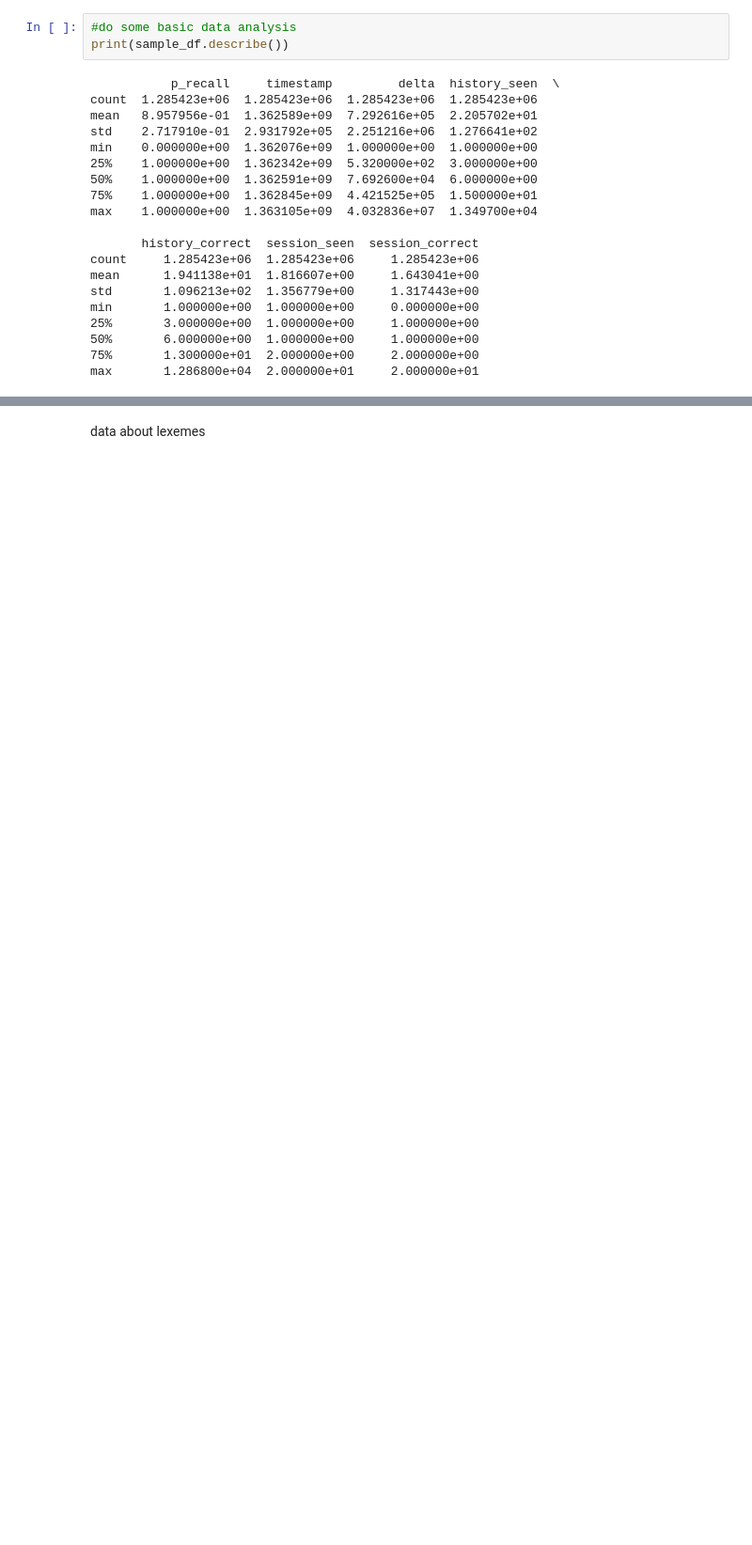
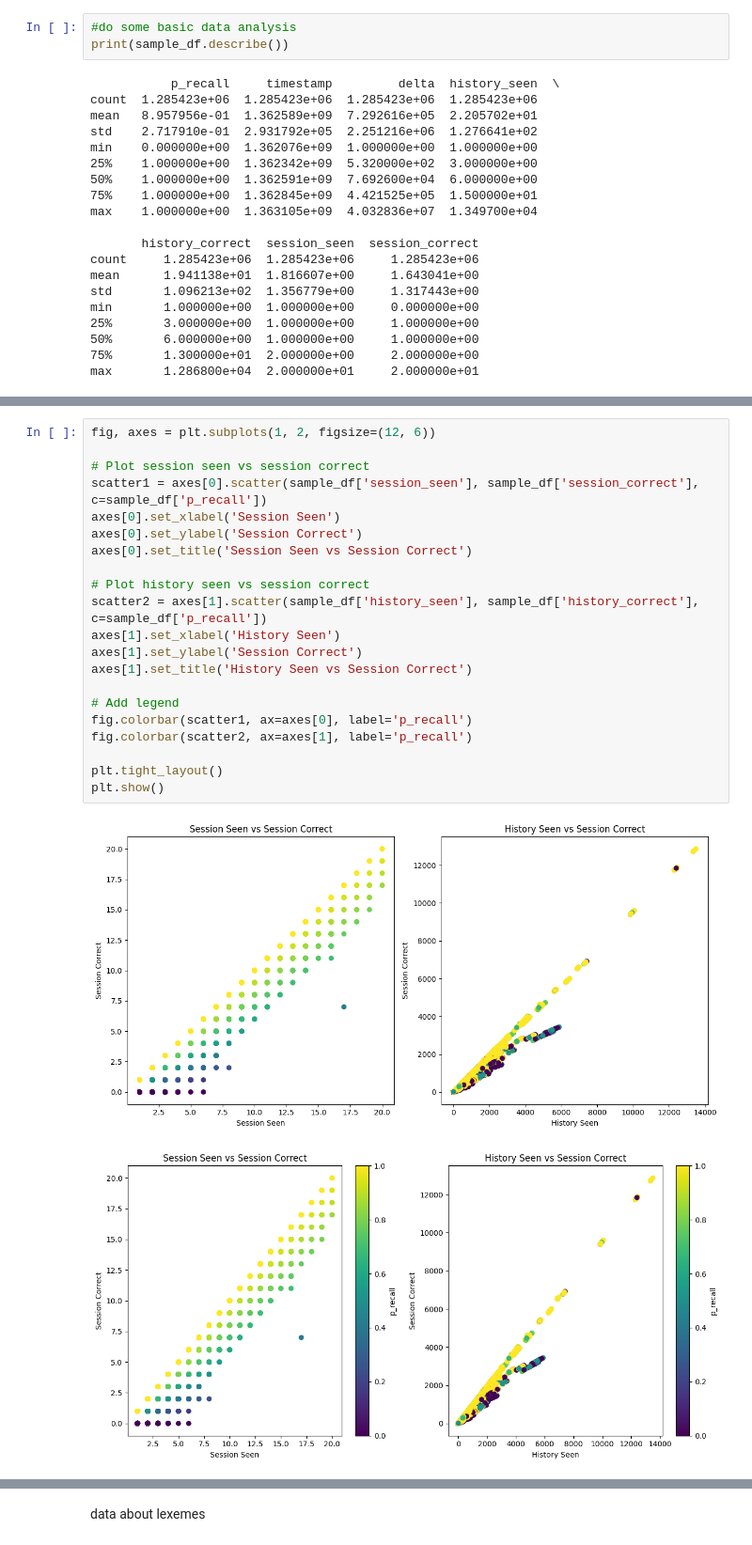
Before and after one commit to haram082/Duolingo_Spaced_Repetition_Models, a Jupyter notebook: model.ipynb, the cells around one changed output, grey strips where cells are left out. Shown: that part at 94% size. Saved outputs shown, nothing was run; the diff lists cells and outputs as text; blank space fills up the shorter version.

```diff
--- a/model.ipynb
+++ b/model.ipynb
@@ -91,0 +108,24 @@ max       1.286800e+04  2.000000e+01     2.000000e+01
+# %%
+fig, axes = plt.subplots(1, 2, figsize=(12, 6))
+
+# Plot session seen vs session correct
+scatter1 = axes[0].scatter(sample_df['session_seen'], sample_df['session_correct'], c=sample_df['p_recall'])
+axes[0].set_xlabel('Session Seen')
+axes[0].set_ylabel('Session Correct')
+axes[0].set_title('Session Seen vs Session Correct')
+
+# Plot history seen vs session correct
+scatter2 = axes[1].scatter(sample_df['history_seen'], sample_df['history_correct'], c=sample_df['p_recall'])
+axes[1].set_xlabel('History Seen')
+axes[1].set_ylabel('Session Correct')
+axes[1].set_title('History Seen vs Session Correct')
+
+# Add legend
+fig.colorbar(scatter1, ax=axes[0], label='p_recall')
+fig.colorbar(scatter2, ax=axes[1], label='p_recall')
+
+plt.tight_layout()
+plt.show()
+# %% [output]
+[figure, added]
+[figure, added]
```
Also changed, not shown: parts of 24 cells of this notebook.
